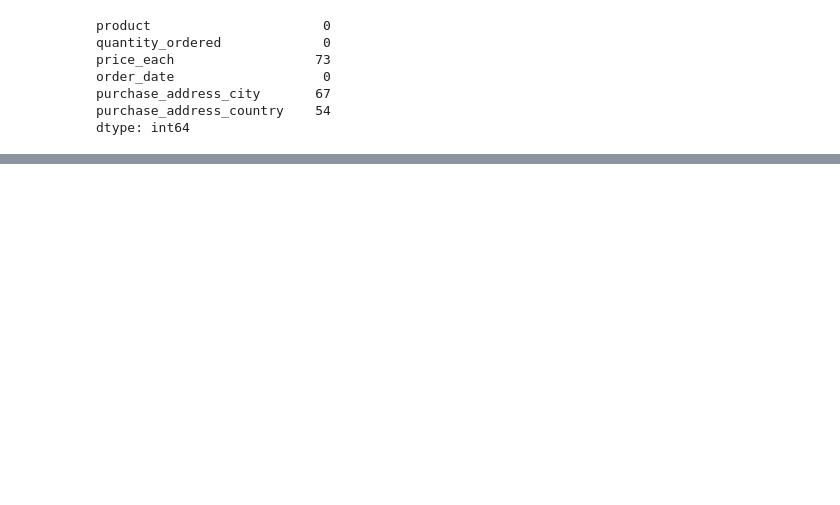
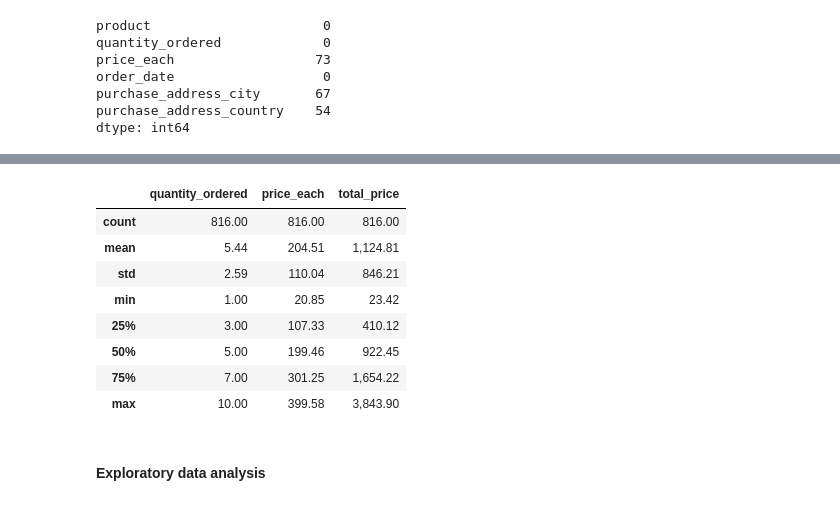
Before and after one commit to marvinobig/pcparts-da, a Jupyter notebook: sales-analysis.ipynb, the cells around one changed output, grey strips where cells are left out. Saved outputs shown, nothing was run; the diff lists cells and outputs as text; code cells hidden in the pictures; blank space fills up the shorter version.

```diff
--- a/sales-analysis.ipynb
+++ b/sales-analysis.ipynb
@@ -68,0 +97,14 @@ dtype: int64
+# %%
+sales_data_cleaned[['quantity_ordered', 'price_each', 'total_price']].describe()
+# %% [output]
+|  | quantity_ordered | price_each | total_price |
+| count | 816.00 | 816.00 | 816.00 |
+| mean | 5.44 | 204.51 | 1,124.81 |
+| std | 2.59 | 110.04 | 846.21 |
+| min | 1.00 | 20.85 | 23.42 |
+| 25% | 3.00 | 107.33 | 410.12 |
+| 50% | 5.00 | 199.46 | 922.45 |
+| 75% | 7.00 | 301.25 | 1,654.22 |
+| max | 10.00 | 399.58 | 3,843.90 |
+# %% [markdown]
+#### Exploratory data analysis
```
Also changed, not shown: parts of 13 cells of this notebook, 1 other file.
